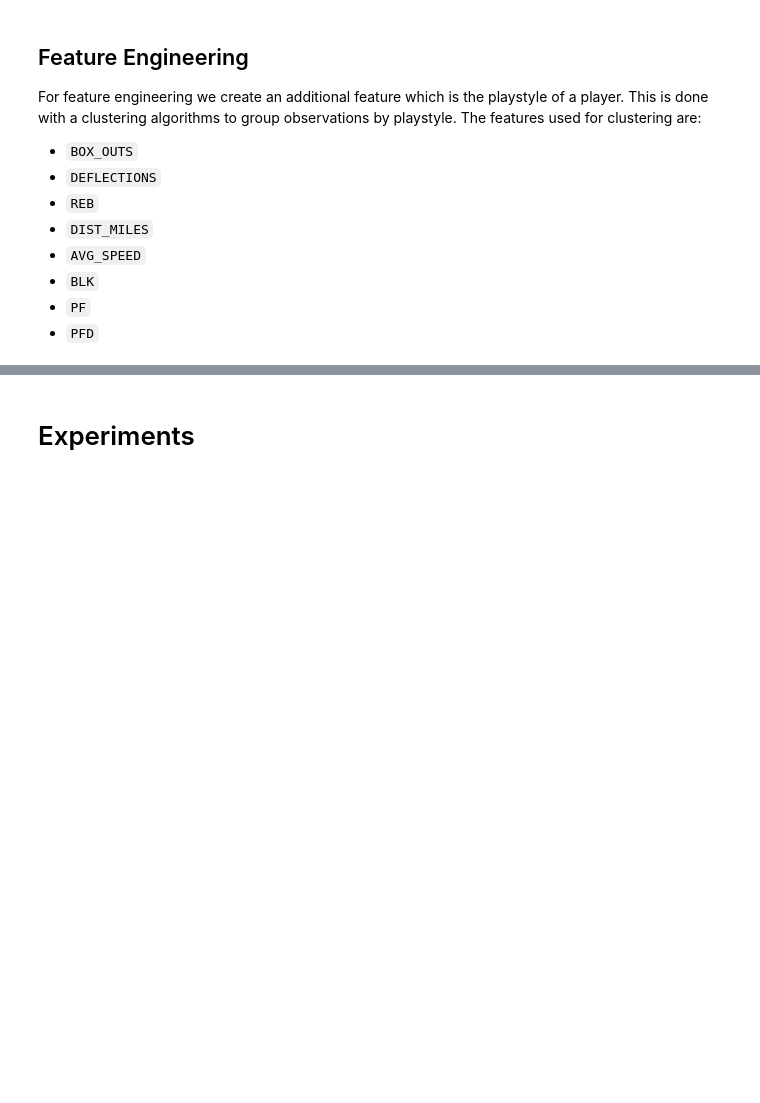
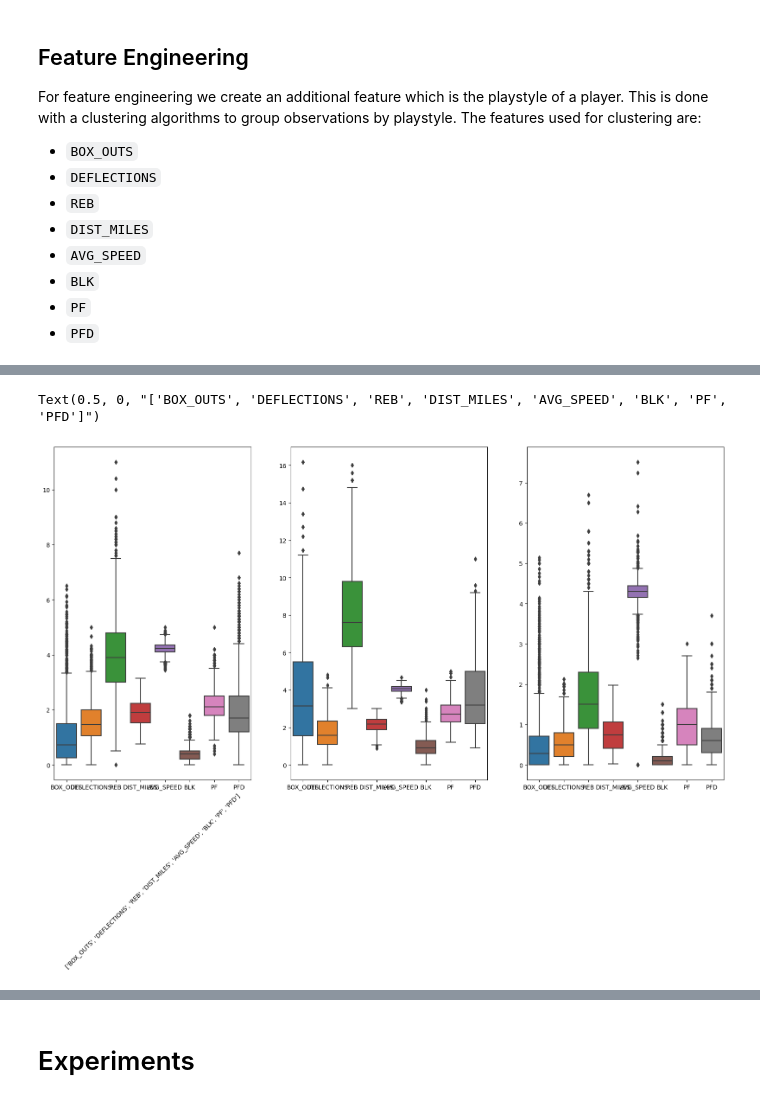
Before and after one commit to manelfideles/nba-injury-prediction, a Jupyter notebook: code.ipynb, the cells around one changed output, grey strips where cells are left out. Cells and saved outputs as stored; diff of their text form; code cells hidden in the pictures; blank space fills up the shorter version.

```diff
--- a/code.ipynb
+++ b/code.ipynb
@@ -106,3 +147,14 @@ df_stats_qnt[qt.get_feature_names_out()] = qt.fit_transform(df_stats_qnt.drop(['
+# %%
+fig, axs = plt.subplots(1,3, figsize=(20,10))
+
+sns.boxplot(data=df_stats_fe[df_stats_fe['PLAYSTYLE']==0][playstyle_ft],ax=axs[0])
+sns.boxplot(data=df_stats_fe[df_stats_fe['PLAYSTYLE']==1][playstyle_ft],ax=axs[1])
+sns.boxplot(data=df_stats_fe[df_stats_fe['PLAYSTYLE']==2][playstyle_ft],ax=axs[2])
+
+axs[0].set_xlabel(playstyle_ft, rotation=45)
+# %% [output]
+Text(0.5, 0, "['BOX_OUTS', 'DEFLECTIONS', 'REB', 'DIST_MILES', 'AVG_SPEED', 'BLK', 'PF', 'PFD']")
+[figure, added]
 # %%
 plt.figure()
 df_stats_qnt[list(df_stats_qnt.columns)[:5]].plot(kind='hist', subplots=True)
```
Also changed, not shown: parts of 35 cells of this notebook, 2 other files.
